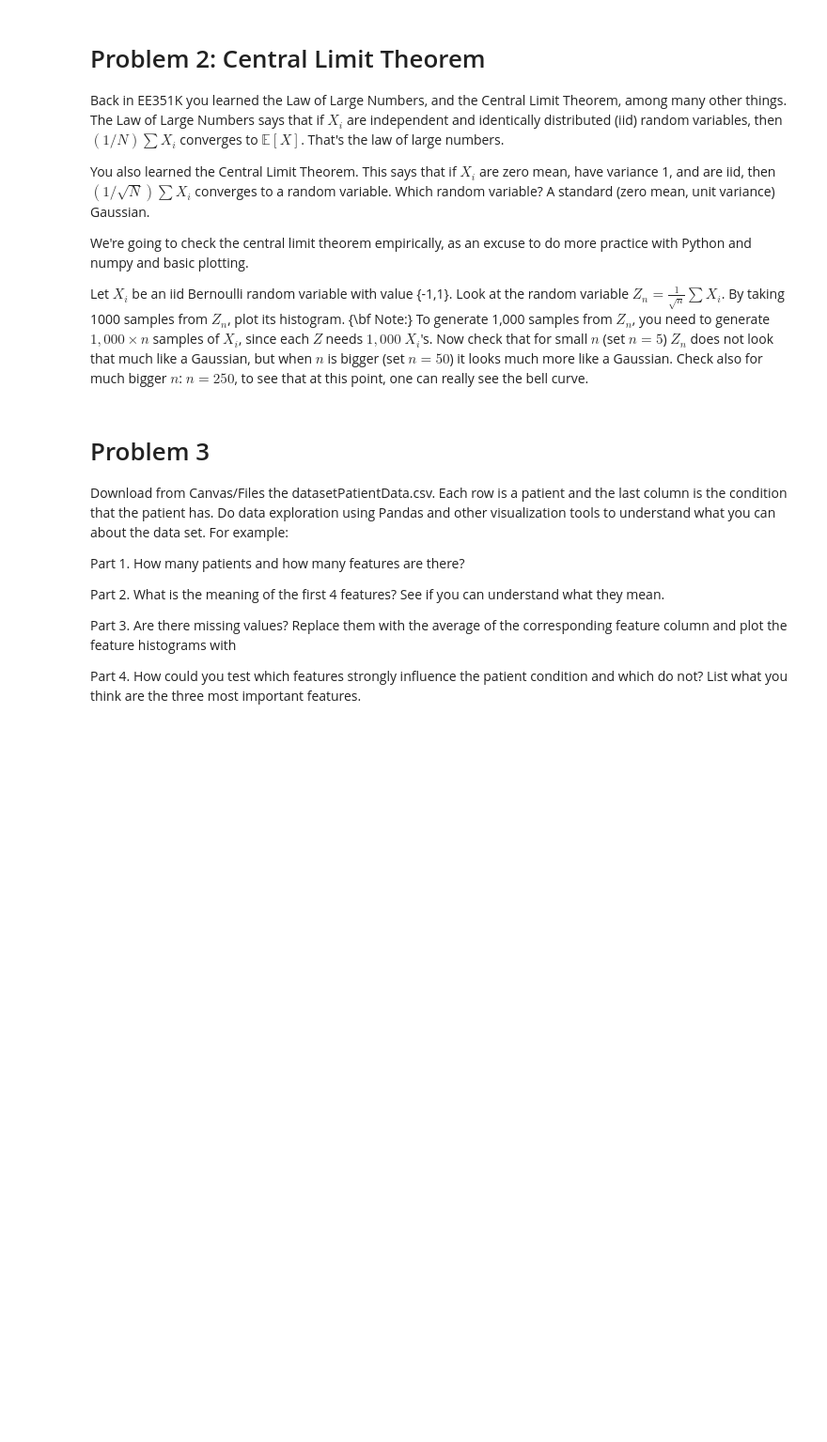
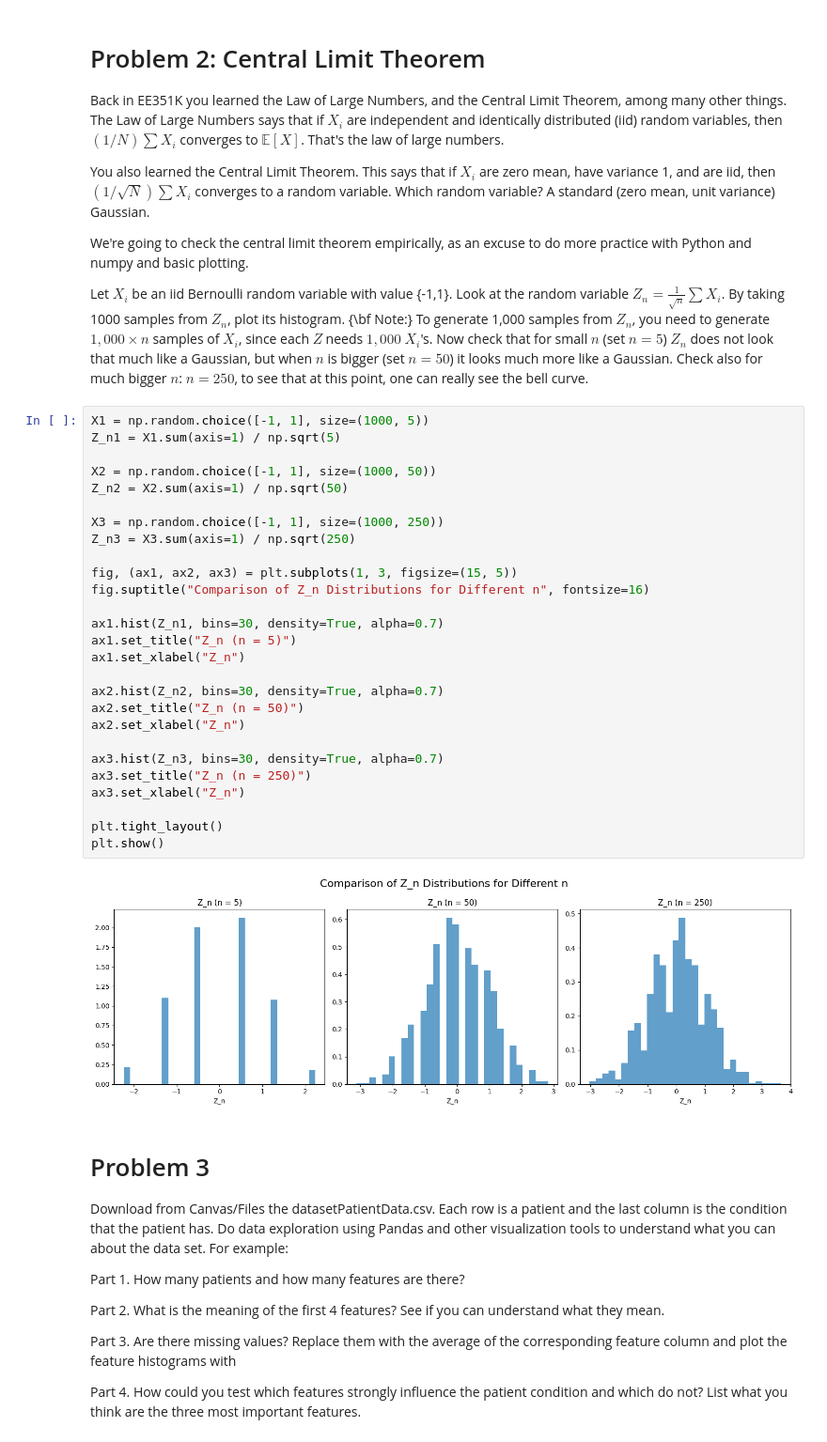
Before and after one commit to njoopelli/DataScienceLab1, a Jupyter notebook: Data_Science_Lab_1.ipynb, the cells around one changed output. Shown at 94% size. Cells and saved outputs as stored; diff of their text form; blank space fills up the shorter version.

```diff
--- a/Data_Science_Lab_1.ipynb
+++ b/Data_Science_Lab_1.ipynb
@@ -114,6 +114,35 @@ We're going to check the central limit theorem empirically, as an excuse to do m
 
 Let $X_i$ be an iid Bernoulli random variable with value \{-1,1\}. Look at the random variable
 $Z_n = \frac{1}{\sqrt{n}}\sum X_i$. By taking 1000 samples from $Z_n$, plot its histogram. {\bf Note:} To generate 1,000 samples from $Z_n$, you need to generate $1,000 \times n$ samples of $X_i$, since each $Z$ needs $1,000$ $X_i$'s. Now check that for small $n$ (set $n= 5$) $Z_n$ does not look that much like a Gaussian, but when $n$ is bigger (set $n = 50$) it looks much more like a Gaussian. Check also for much bigger $n$: $n = 250$, to see that at this point, one can really see the bell curve.
+# %%
+X1 = np.random.choice([-1, 1], size=(1000, 5))
+Z_n1 = X1.sum(axis=1) / np.sqrt(5)
+
+X2 = np.random.choice([-1, 1], size=(1000, 50))
+Z_n2 = X2.sum(axis=1) / np.sqrt(50)
+
+X3 = np.random.choice([-1, 1], size=(1000, 250))
+Z_n3 = X3.sum(axis=1) / np.sqrt(250)
+
+fig, (ax1, ax2, ax3) = plt.subplots(1, 3, figsize=(15, 5))
+fig.suptitle("Comparison of Z_n Distributions for Different n", fontsize=16)
+
+ax1.hist(Z_n1, bins=30, density=True, alpha=0.7)
+ax1.set_title("Z_n (n = 5)")
+ax1.set_xlabel("Z_n")
+
+ax2.hist(Z_n2, bins=30, density=True, alpha=0.7)
+ax2.set_title("Z_n (n = 50)")
+ax2.set_xlabel("Z_n")
+
+ax3.hist(Z_n3, bins=30, density=True, alpha=0.7)
+ax3.set_title("Z_n (n = 250)")
+ax3.set_xlabel("Z_n")
+
+plt.tight_layout()
+plt.show()
+# %% [output]
+[figure, added]
 # %% [markdown]
 # Problem 3
 
```
Also changed, not shown: parts of 7 cells of this notebook.
